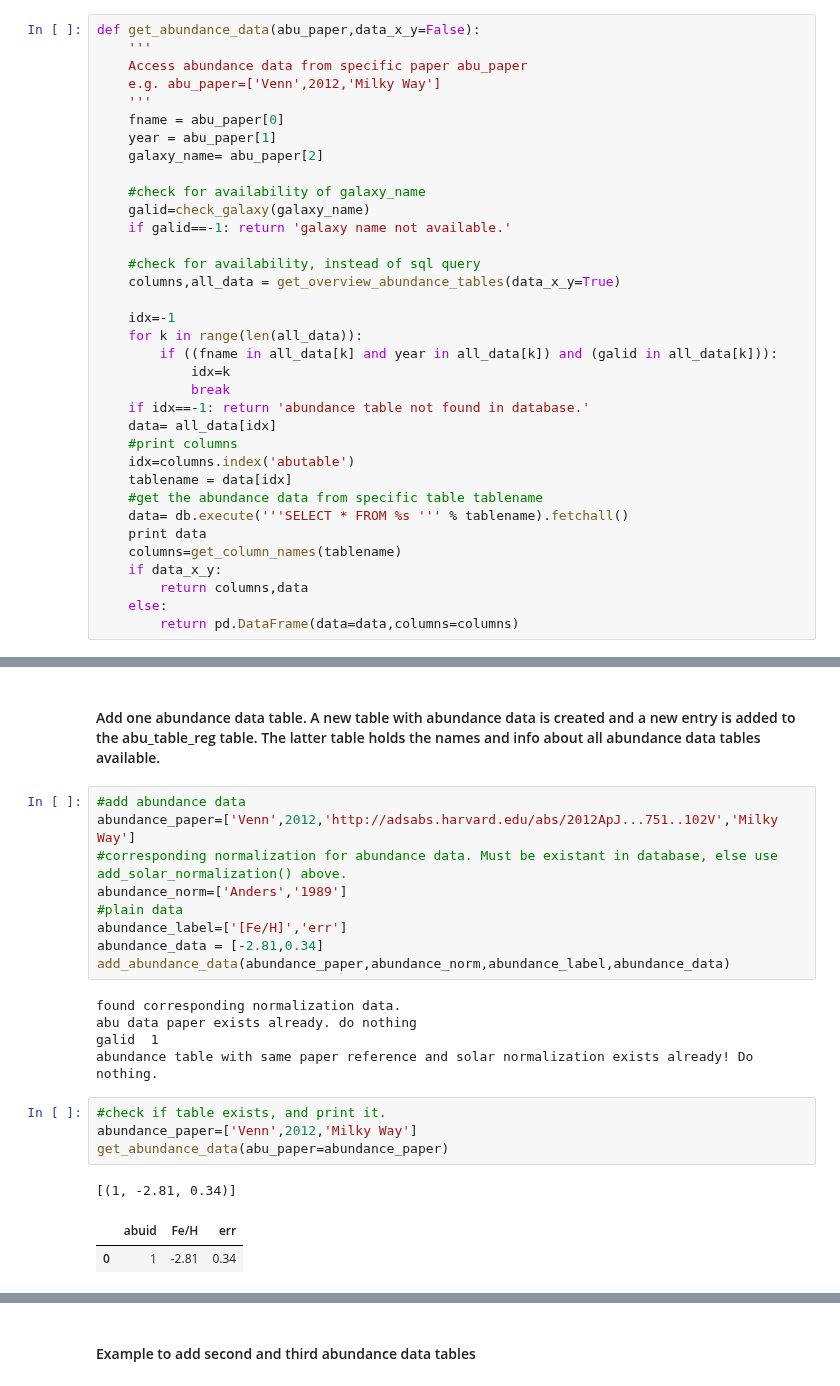
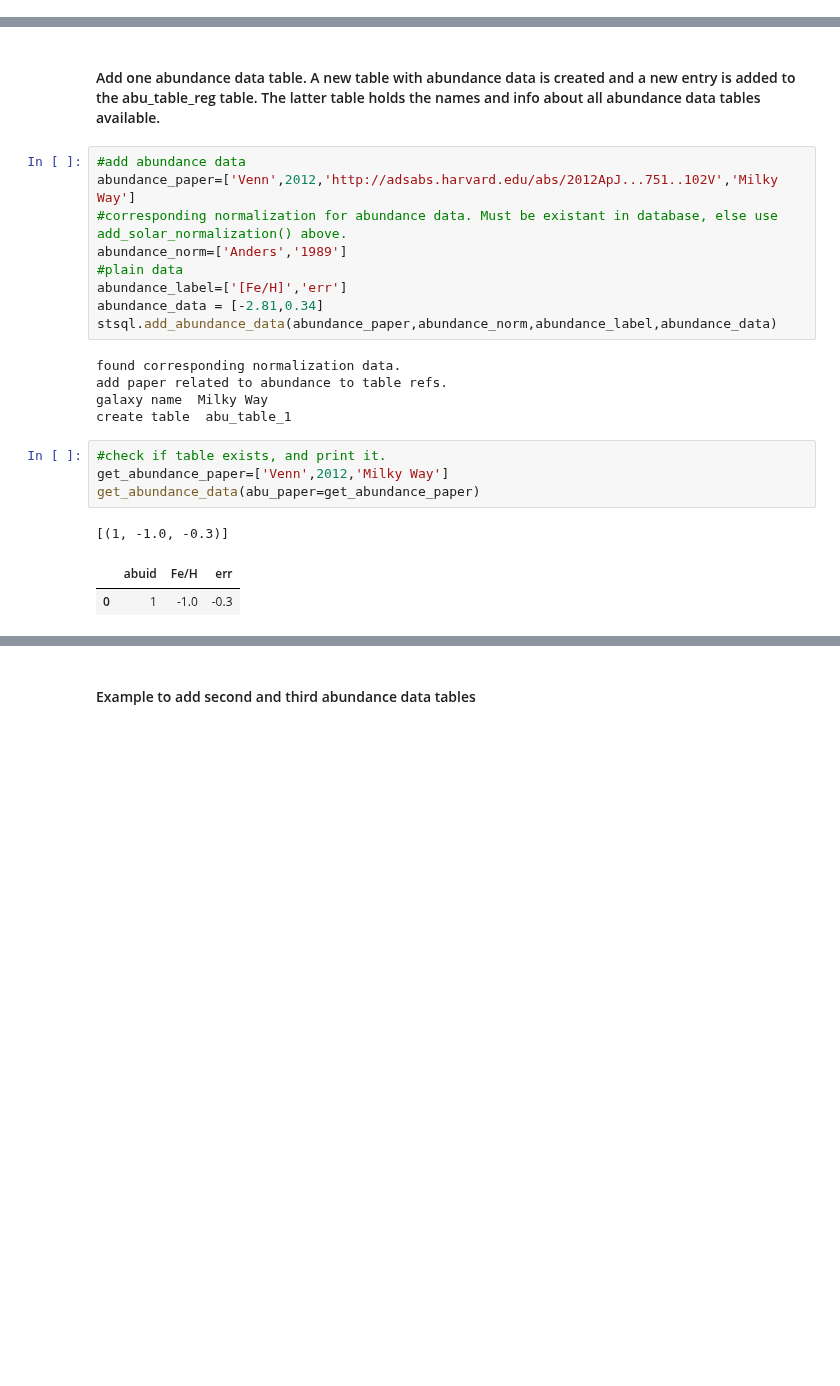
Before and after one commit to NuGrid/NuPyCEE, a Jupyter notebook: DOC/Capabilities/SQL_stellab.ipynb, the cells around one changed output, grey strips where cells are left out. Drawn from its saved outputs; the diff is of its cells as text; blank space fills up the shorter version.

```diff
--- a/DOC/Capabilities/SQL_stellab.ipynb
+++ b/DOC/Capabilities/SQL_stellab.ipynb
@@ -359,35 +69,0 @@ def get_overview_abundance_tables(data_x_y=False):
-# %%
-def get_abundance_data(abu_paper,data_x_y=False):
-    '''
-    Access abundance data from specific paper abu_paper
-    e.g. abu_paper=['Venn',2012,'Milky Way']
-    '''
-    fname = abu_paper[0]
-    year = abu_paper[1]
-    galaxy_name= abu_paper[2]
-
-    #check for availability of galaxy_name
-    galid=check_galaxy(galaxy_name)
-    if galid==-1: return 'galaxy name not available.'
-
-    #check for availability, instead of sql query
-    columns,all_data = get_overview_abundance_tables(data_x_y=True)
-
-    idx=-1
-    for k in range(len(all_data)):
-        if ((fname in all_data[k] and year in all_data[k]) and (galid in all_data[k])):
-            idx=k
-            break
-    if idx==-1: return 'abundance table not found in database.'
-    data= all_data[idx]
-    #print columns
-    idx=columns.index('abutable')
-    tablename = data[idx]
-    #get the abundance data from specific table tablename
-    data= db.execute('''SELECT * FROM %s ''' % tablename).fetchall()
-    print data
-    columns=get_column_names(tablename)
-    if data_x_y:
-        return columns,data
-    else:
-        return pd.DataFrame(data=data,columns=columns)
@@ -520,20 +139,20 @@ abundance_norm=['Anders','1989']
 #plain data
 abundance_label=['[Fe/H]','err']
 abundance_data = [-2.81,0.34]
-add_abundance_data(abundance_paper,abundance_norm,abundance_label,abundance_data)
+stsql.add_abundance_data(abundance_paper,abundance_norm,abundance_label,abundance_data)
 # %% [output]
 found corresponding normalization data.
-abu data paper exists already. do nothing
-galid  1
-abundance table with same paper reference and solar normalization exists already! Do nothing.
+add paper related to abundance to table refs.
+galaxy name  Milky Way
+create table  abu_table_1
 # %%
 #check if table exists, and print it.
-abundance_paper=['Venn',2012,'Milky Way']
-get_abundance_data(abu_paper=abundance_paper)
+get_abundance_paper=['Venn',2012,'Milky Way']
+get_abundance_data(abu_paper=get_abundance_paper)
 # %% [output]
-[(1, -2.81, 0.34)]
+[(1, -1.0, -0.3)]
 |  | abuid | Fe/H | err |
-| 0 | 1 | -2.81 | 0.34 |
+| 0 | 1 | -1.0 | -0.3 |
 # %%
 #check if table exists in the registration table abu_table_reg.
 #refid is the id which refers to the paper reference in the refs table which holds all references.
```
Also changed, not shown: parts of 54 cells of this notebook, 2 other files.
